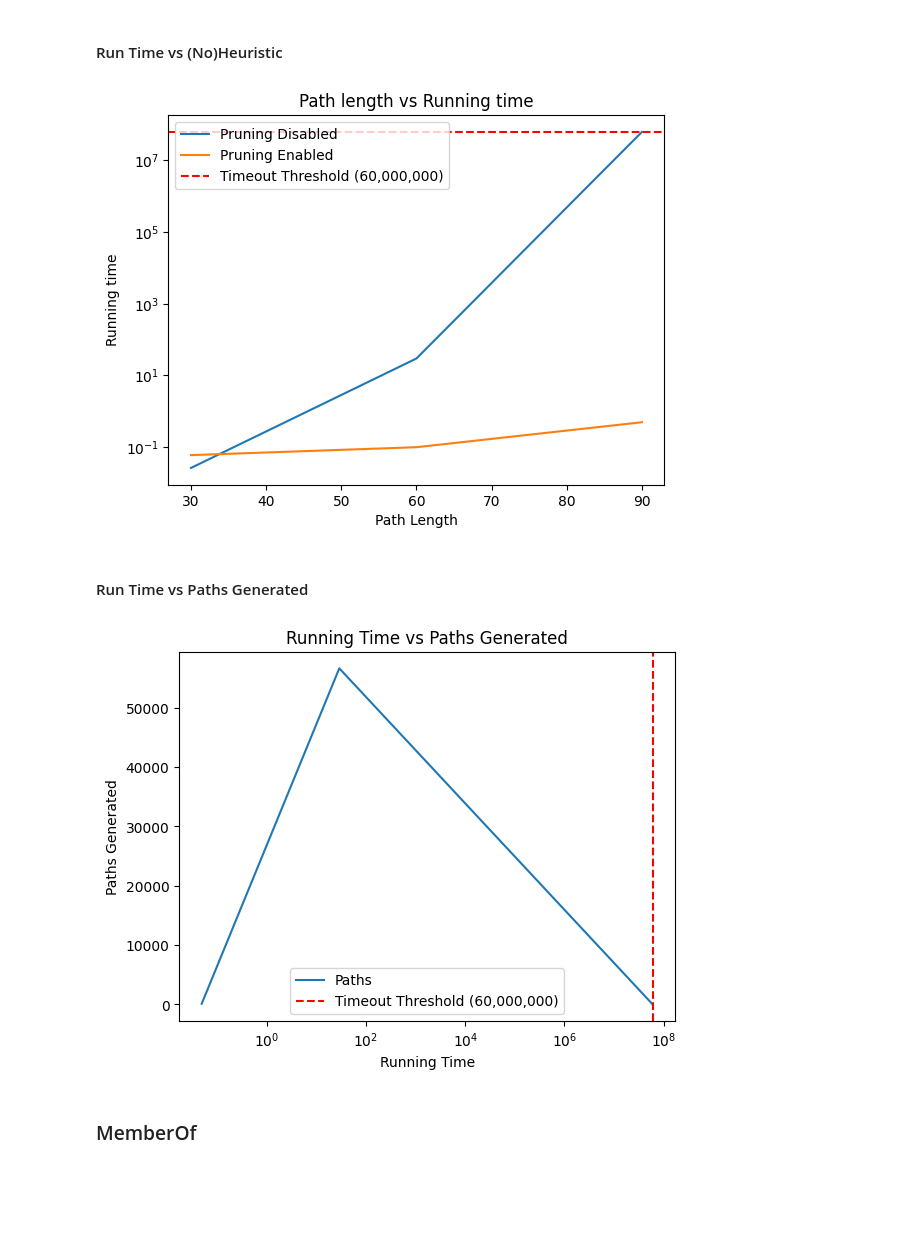
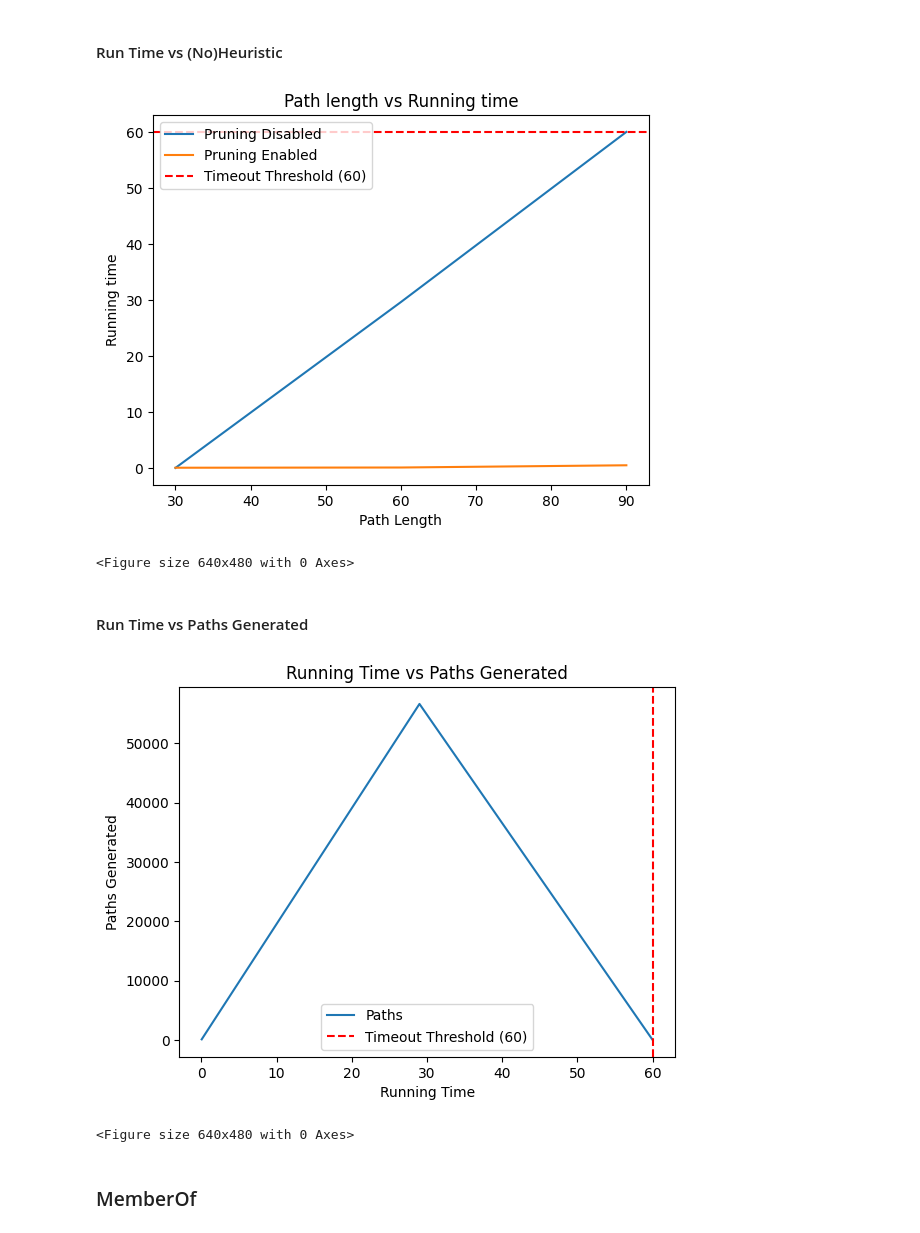
Before and after one commit to ovda96/INFOMPSV-wlp, a Jupyter notebook: Visualisations.ipynb, the cells around one changed output. Saved outputs shown, nothing was run; the diff lists cells and outputs as text; code cells hidden in the pictures; blank space fills up the shorter version.

Commit message:
fixed 60 000 000 = 60 in visualisations

```diff
--- a/Visualisations.ipynb
+++ b/Visualisations.ipynb
@@ -55,35 +56,34 @@ plt.savefig("DivByN-lenght-time.pdf")
 #### Run Time vs (No)Heuristic
 # %%
 x = df_LT.iloc[:, 0]
-timeout_threshold = 60000000
+timeout_threshold = 60
 
 for i in range(1, 3):
     if i == 1:
         plt.plot(x, df_LT.iloc[:, i], label=f'Pruning Disabled')
     else:
         plt.plot(x, df_LT.iloc[:, i], label=f'Pruning Enabled')
 
 
-plt.yscale('log')
-plt.axhline(y=timeout_threshold, color='red', linestyle='--', label='Timeout Threshold (60,000,000)')
+plt.axhline(y=timeout_threshold, color='red', linestyle='--', label='Timeout Threshold (60)')
 plt.xlabel('Path Length')
 plt.ylabel('Running time')
 plt.title('Path length vs Running time')
 plt.legend()
 plt.show()
 plt.savefig("DivByN-lenght-time-pruning.pdf")
 # %% [output]
-[figure, old version]
+[figure, new version]
+<Figure size 640x480 with 0 Axes>
 # %% [markdown]
 #### Run Time vs Paths Generated
 # %%
 x = df_PT.iloc[:, 1]
-timeout_threshold = 60000000
+timeout_threshold = 60
 
 plt.plot(x, df_PT.iloc[:, 2], label=f'Paths')
 
-plt.xscale('log')
-plt.axvline(x=timeout_threshold, color='red', linestyle='--', label='Timeout Threshold (60,000,000)')
+plt.axvline(x=timeout_threshold, color='red', linestyle='--', label='Timeout Threshold (60)')
 plt.xlabel('Running Time')
 plt.ylabel('Paths Generated')
 plt.title('Running Time vs Paths Generated')
@@ -91,7 +91,8 @@ plt.legend()
 plt.show()
 plt.savefig("DivByN-paths-generated-time.pdf")
 # %% [output]
-[figure, old version]
+[figure, new version]
+<Figure size 640x480 with 0 Axes>
 # %% [markdown]
 ### MemberOf
 # %% [markdown]
```
Also changed, not shown: parts of 11 cells of this notebook, 3 other files.
